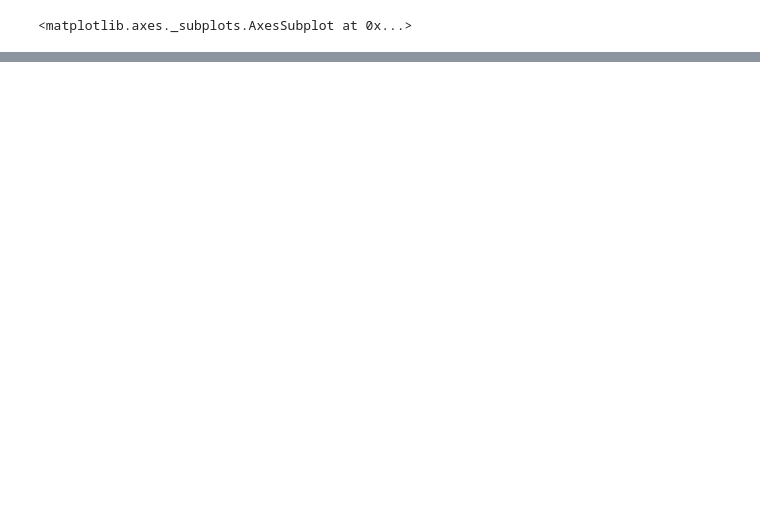
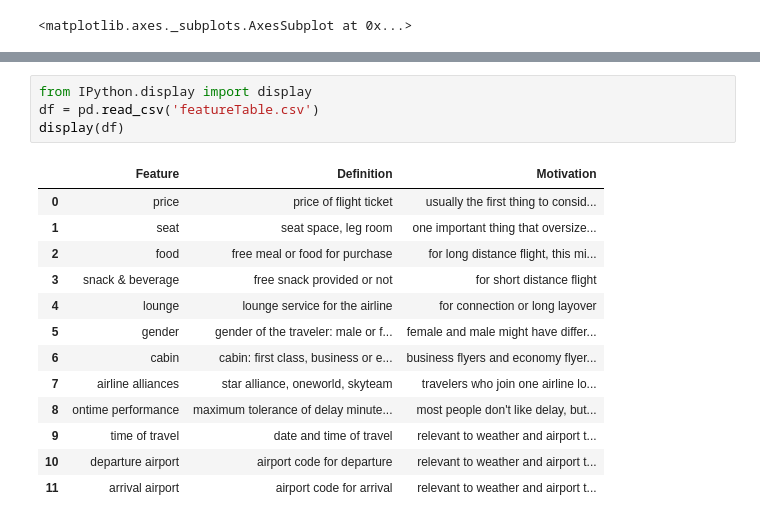
Before and after one commit to stellaxux/USAirlineRecommender, a Jupyter notebook: Capstone project.ipynb, the cells around one changed output, grey strips where cells are left out. Saved outputs shown, nothing was run; the diff lists cells and outputs as text; blank space fills up the shorter version.

Commit message:
add text mining and featureTable

```diff
--- a/Capstone project.ipynb
+++ b/Capstone project.ipynb
@@ -344,0 +428,18 @@ ratings.sort_values(by='value_money_rating', ascending=True)['value_money_rating
+# %%
+from IPython.display import display
+df = pd.read_csv('featureTable.csv')
+display(df)
+# %% [output]
+|  | Feature | Definition | Motivation |
+| 0 | price | price of flight ticket | usually the first thing to consid... |
+| 1 | seat | seat space, leg room | one important thing that oversize... |
+| 2 | food | free meal or food for purchase | for long distance flight, this mi... |
+| 3 | snack & beverage | free snack provided or not | for short distance flight |
+| 4 | lounge | lounge service for the airline | for connection or long layover |
+| 5 | gender | gender of the traveler: male or f... | female and male might have differ... |
+| 6 | cabin | cabin: first class, business or e... | business flyers and economy flyer... |
+| 7 | airline alliances | star alliance, oneworld, skyteam | travelers who join one airline lo... |
+| 8 | ontime performance | maximum tolerance of delay minute... | most people don't like delay, but... |
+| 9 | time of travel | date and time of travel | relevant to weather and airport t... |
+| 10 | departure airport | airport code for departure | relevant to weather and airport t... |
+| 11 | arrival airport | airport code for arrival | relevant to weather and airport t... |
```
Also changed, not shown: parts of 10 cells of this notebook.
